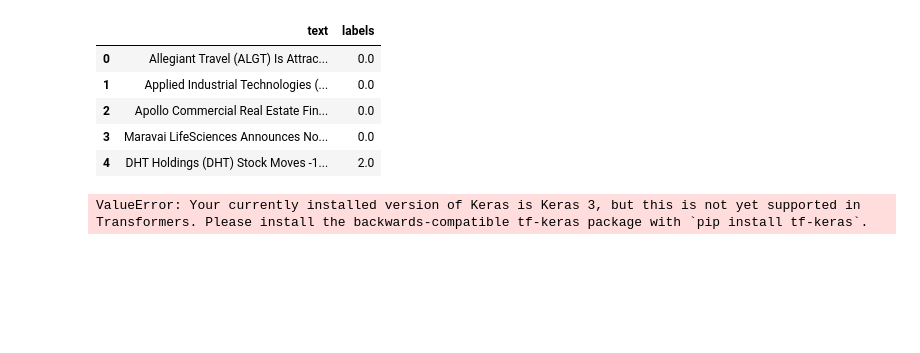
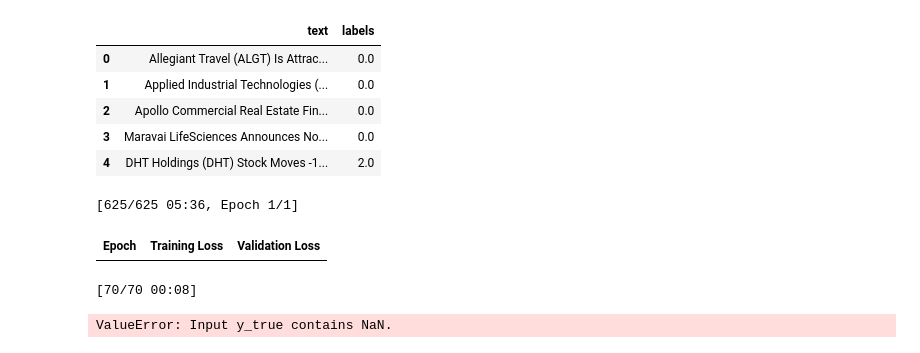
Before and after one commit to bennystu/Trend-Surgeon, a Jupyter notebook: notebooks/sentiment_analysis_model.ipynb, the cells around one changed output. Cells and saved outputs as stored; diff of their text form; code cells hidden in the pictures; blank space fills up the shorter version.

```diff
--- a/notebooks/sentiment_analysis_model.ipynb
+++ b/notebooks/sentiment_analysis_model.ipynb
@@ -105,12 +112,15 @@ model = AutoModelForSequenceClassification.from_pretrained(
     "ProsusAI/finbert",
     num_labels=3,
 )
+
+# 🔥 CRUCIAL FIX
+model.config.problem_type = "single_label_classification"
 # %%
-from transformers import TrainingArguments, Trainer
+from transformers import TrainingArguments
 
 training_args = TrainingArguments(
     output_dir="./finbert_finetuned",
-    evaluation_strategy="epoch",
+    eval_strategy="epoch",   # IMPORTANT
     save_strategy="epoch",
     learning_rate=2e-5,
     per_device_train_batch_size=8,
@@ -119,5 +129,32 @@ training_args = TrainingArguments(
     weight_decay=0.01,
     logging_steps=20,
 )
-# %% [output]
-ValueError: Your currently installed version of Keras is Keras 3, but this is not yet supported in Transformers. Please install the backwards-compatible tf-keras package with `pip install tf-keras`.
+# %%
+import numpy as np
+from sklearn.metrics import accuracy_score, f1_score
+
+def compute_metrics(eval_pred):
+    logits, labels = eval_pred
+    preds = np.argmax(logits, axis=1)
+
+    return {
+        "accuracy": accuracy_score(labels, preds),
+        "f1": f1_score(labels, preds, average="weighted"),
+    }
+# %%
+from transformers import Trainer
+
+trainer = Trainer(
+    model=model,
+    args=training_args,
+    train_dataset=train_ds,
+    eval_dataset=val_ds,
+    compute_metrics=compute_metrics,
+)
+# %%
+trainer.train()
+# %% [output]
+[625/625 05:36, Epoch 1/1]
+| Epoch | Training Loss | Validation Loss |
+[70/70 00:08]
+ValueError: Input y_true contains NaN.
```
Also changed, not shown: parts of 2 cells of this notebook.
